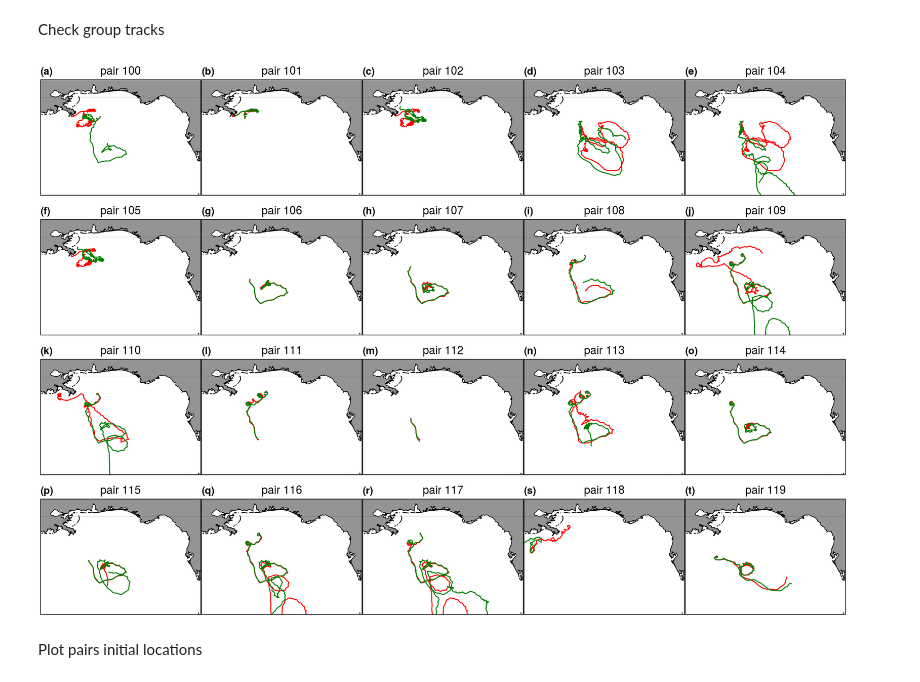
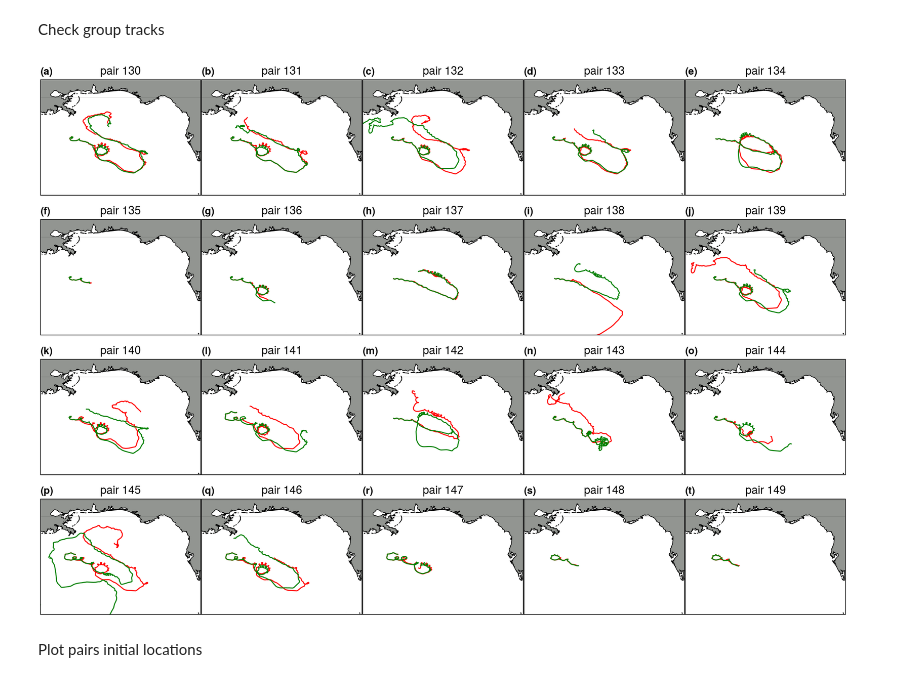
Before and after one commit to dlemasqu/xdispersion, a Jupyter notebook: paper/StatisGLAD.ipynb, the cells around one changed output. Drawn from its saved outputs; the diff is of its cells as text; code cells hidden in the pictures.

```diff
--- a/paper/StatisGLAD.ipynb
+++ b/paper/StatisGLAD.ipynb
@@ -238,29 +238,29 @@ Check group tracks
 # %%
 import proplot as pplt
 
 fontsize = 11
 lonlim = [-91, -82]
 latlim = [24.5, 31]
 
-grp = groups_C[2]
+grp = groups_O[1]
 
 fig, axes = pplt.subplots(nrows=4, ncols=5, figsize=(11, 7.6), proj='cyl', facecolor='w', wspace=0.1)
-startIdx = 100
+startIdx = 130
 for i in range(startIdx, startIdx+20):
     ax = axes[i-startIdx]
     x1 = grp[i][0].longitude
     y1 = grp[i][0].latitude
     x2 = grp[i][1].longitude
     y2 = grp[i][1].latitude
     ax.plot(x1, y1, lw=1, color='r')
     ax.plot(x2, y2, lw=1, color='g')
     ax.set_xlim(lonlim)
     ax.set_ylim(latlim)
     ax.set_title(f'pair {i}', fontsize=fontsize)
 
 axes.format(abc='(a)', land=True, landcolor='gray', coast=True, reso='hi')
 # %% [output]
-[figure, old version]
+[figure, new version]
 # %% [markdown]
 Plot pairs initial locations
 # %% [markdown]
```
Also changed, not shown: parts of 2 cells of this notebook, 45 other files.
